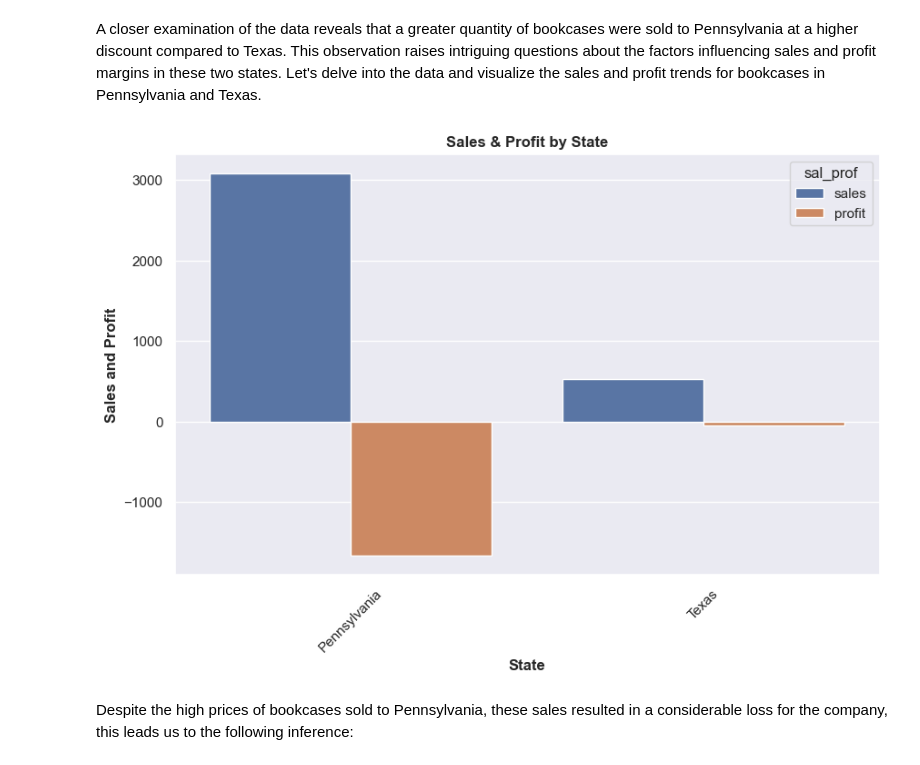
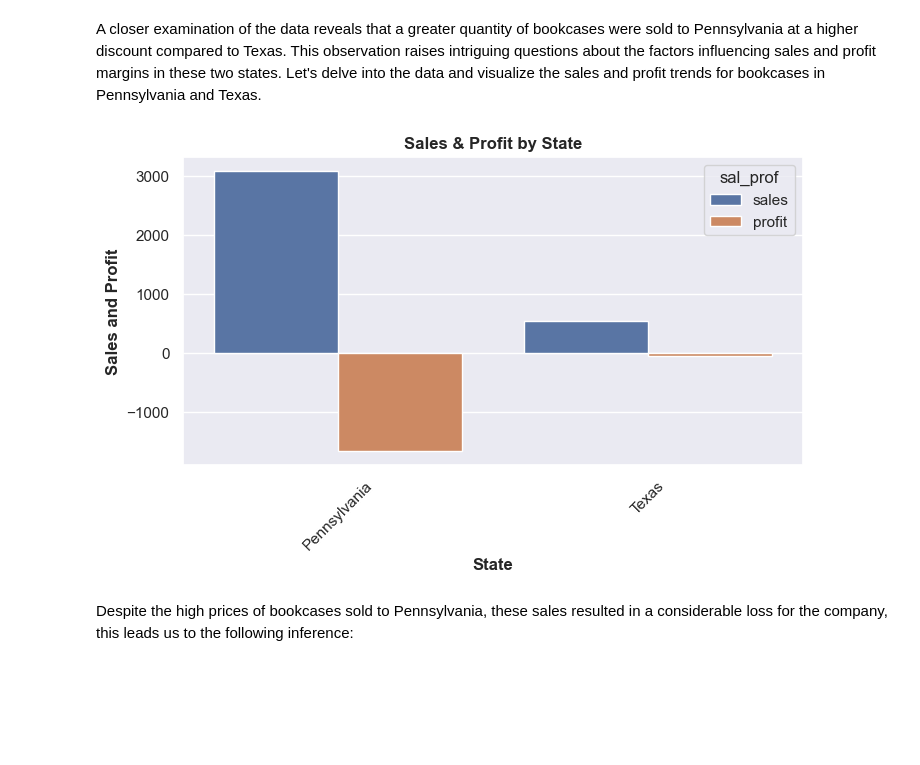
Before and after one commit to joedetDS/sample-store-analysis, a Jupyter notebook: sample_store_analysis.ipynb, the cells around one changed output. Drawn from its saved outputs; the diff is of its cells as text; code cells hidden in the pictures; blank space fills up the shorter version.

```diff
--- a/sample_store_analysis.ipynb
+++ b/sample_store_analysis.ipynb
@@ -418,16 +418,16 @@ plt.show()
 A closer examination of the data reveals that a greater quantity of bookcases were sold to Pennsylvania at a higher discount compared to Texas. This observation raises intriguing questions about the factors influencing sales and profit margins in these two states. Let's delve into the data and visualize the sales and profit trends for bookcases in Pennsylvania and Texas.
 # %%
 sns.set()
-plt.figure(figsize=(10,6))
+plt.figure(figsize=(8,4))
 sns.barplot(data = bookcases_df,x = "state",y="sp_value",hue = "sal_prof")
 plt.xlabel("State",fontweight='bold')
 plt.ylabel("Sales and Profit",fontweight='bold')
 plt.title("Sales & Profit by State",fontweight='bold')
 plt.xticks(rotation=45)
 plt.savefig("Bookcases_2015_salesProfit.png")
 plt.show()
 # %% [output]
-[figure, old version]
+[figure, new version]
 # %% [markdown]
 Despite the high prices of bookcases sold to Pennsylvania, these sales resulted in a considerable loss for the company, this leads us to the following inference:
 # %% [markdown]
```
Also changed, not shown: parts of 12 cells of this notebook.
